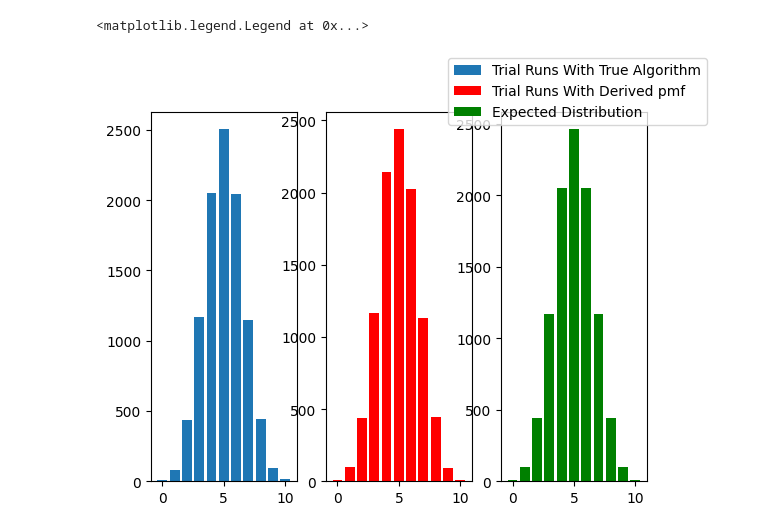
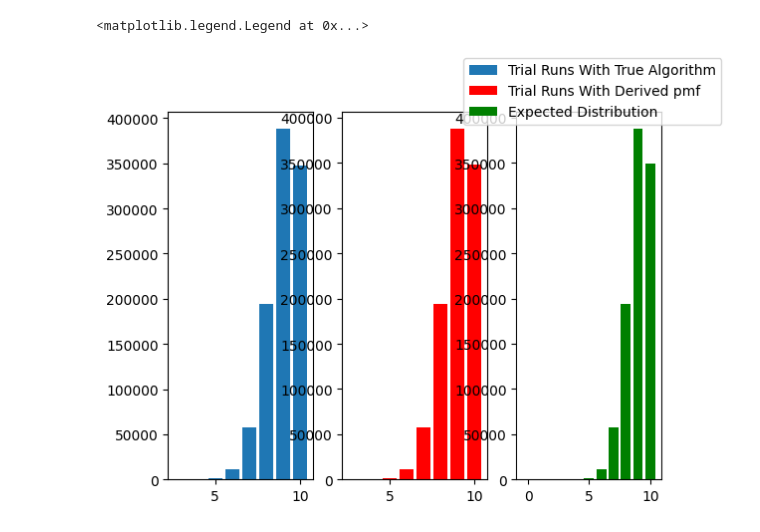
Before and after one commit to k1m-ch1/programming-files, a Jupyter notebook: statistics with numbers/2 - binomial_distribution.ipynb, the cells around one changed output. Saved outputs shown, nothing was run; the diff lists cells and outputs as text; code cells hidden in the pictures.

```diff
--- a/statistics with numbers/2 - binomial_distribution.ipynb
+++ b/statistics with numbers/2 - binomial_distribution.ipynb
@@ -14,26 +14,26 @@ def manual_binomial_dist(p:float, n:int, runs:int):
     return unique, count_list
 # %%
 # num of batch
-runs = 10_000
+runs = 1_000_000
 # per batch
 n = 10
-p = 0.5
+p = 0.9
 # Generate using definition of binomial distribution
 unique_manual, manual_binom_trial = manual_binomial_dist(p, n, runs)
 
 
 # Generate using the derived Probability Mass Function (pmf) of the binomial distribution
 binomial_rv = stats.rv_discrete(name="binomial", values=(np.arange(n+1),(lambda k: np.array([math.comb(n,i) for i in k])*(p**k)*((1-p)**(n-k)))(np.arange(n+1))))
 unique_derived_pmf, binom_trial = np.unique(binomial_rv.rvs(size=runs), return_counts=True)
 
 # The expected distribution
 expected_dist = binomial_rv.pmf(np.arange(n+1))*runs
 
 fig, ax = plt.subplots(nrows=1, ncols=3)
 ax[0].bar(unique_manual, manual_binom_trial, label="Trial Runs With True Algorithm")
 ax[1].bar(unique_derived_pmf, binom_trial, label="Trial Runs With Derived pmf", color="red")
 ax[2].bar(np.arange(n+1), expected_dist, label="Expected Distribution", color="green")
 fig.legend()
 # %% [output]
 <matplotlib.legend.Legend at 0x...>
-[figure, old version]
+[figure, new version]
```
Also changed, not shown: parts of 2 cells of this notebook, 7 other files.
